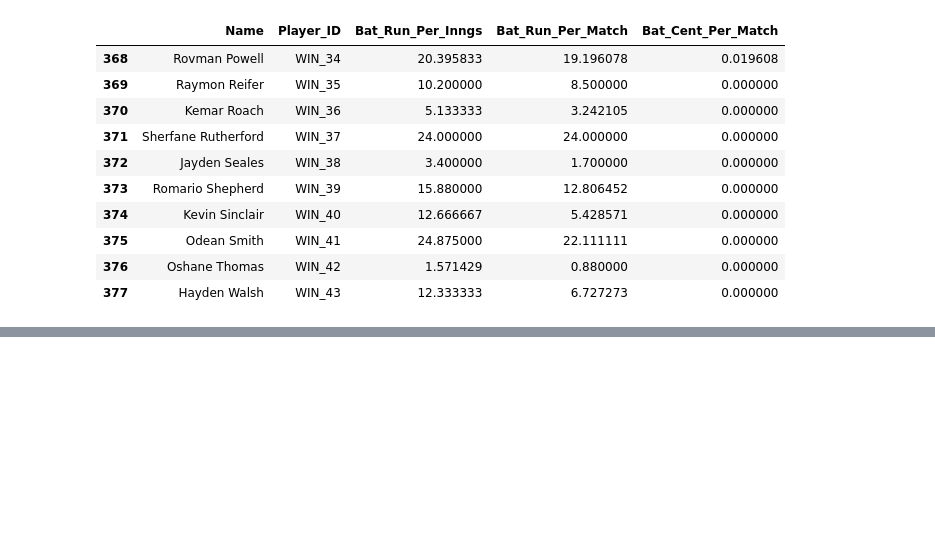
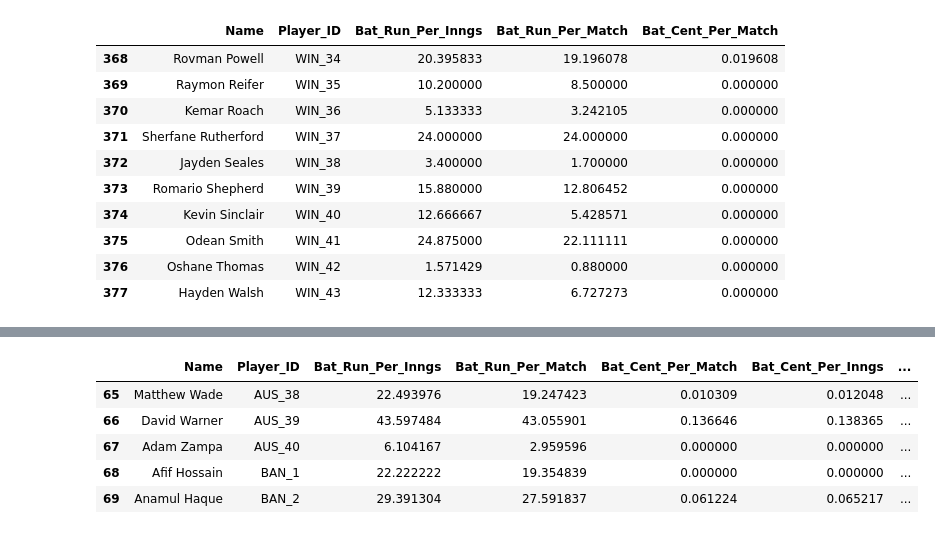
Before and after one commit to MRPrayh/MatchConRep, a Jupyter notebook: Recommender.ipynb, the cells around one changed output, grey strips where cells are left out. Saved outputs shown, nothing was run; the diff lists cells and outputs as text; code cells hidden in the pictures; blank space fills up the shorter version.

```diff
--- a/Recommender.ipynb
+++ b/Recommender.ipynb
@@ -559,0 +611,9 @@ player_df.tail(10)
+# %%
+player_df.iloc[65:70]
+# %% [output]
+|  | Name | Player_ID | Bat_Run_Per_Inngs | Bat_Run_Per_Match | Bat_Cent_Per_Match | Bat_Cent_Per_Inngs | ... |
+| 65 | Matthew Wade | AUS_38 | 22.493976 | 19.247423 | 0.010309 | 0.012048 | ... |
+| 66 | David Warner | AUS_39 | 43.597484 | 43.055901 | 0.136646 | 0.138365 | ... |
+| 67 | Adam Zampa | AUS_40 | 6.104167 | 2.959596 | 0.000000 | 0.000000 | ... |
+| 68 | Afif Hossain | BAN_1 | 22.222222 | 19.354839 | 0.000000 | 0.000000 | ... |
+| 69 | Anamul Haque | BAN_2 | 29.391304 | 27.591837 | 0.061224 | 0.065217 | ... |
```
Also changed, not shown: parts of 44 cells of this notebook.
